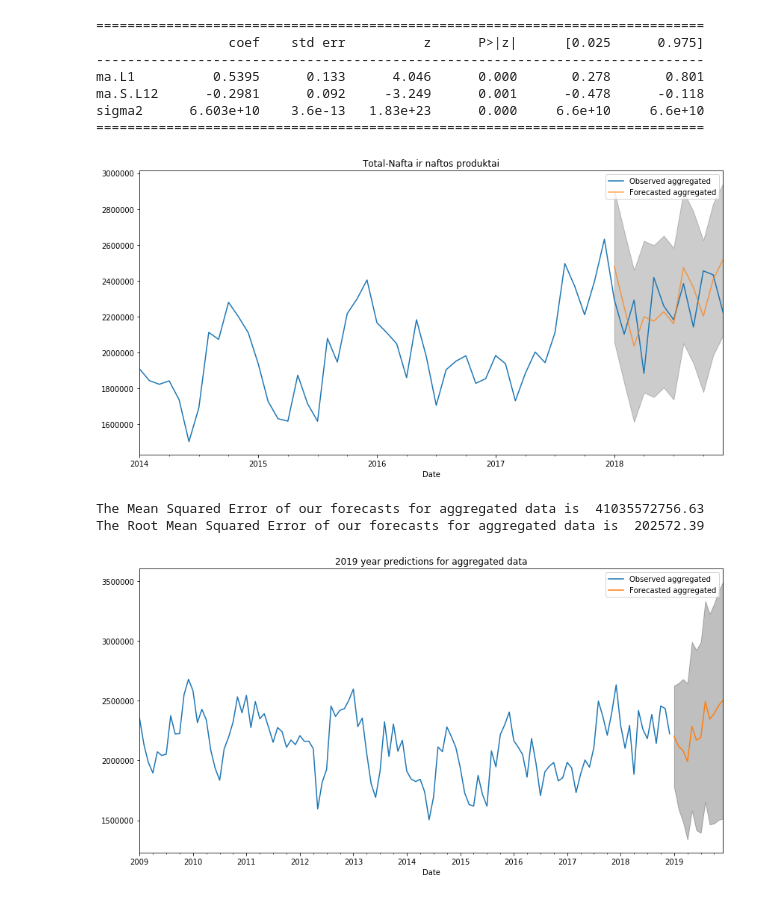
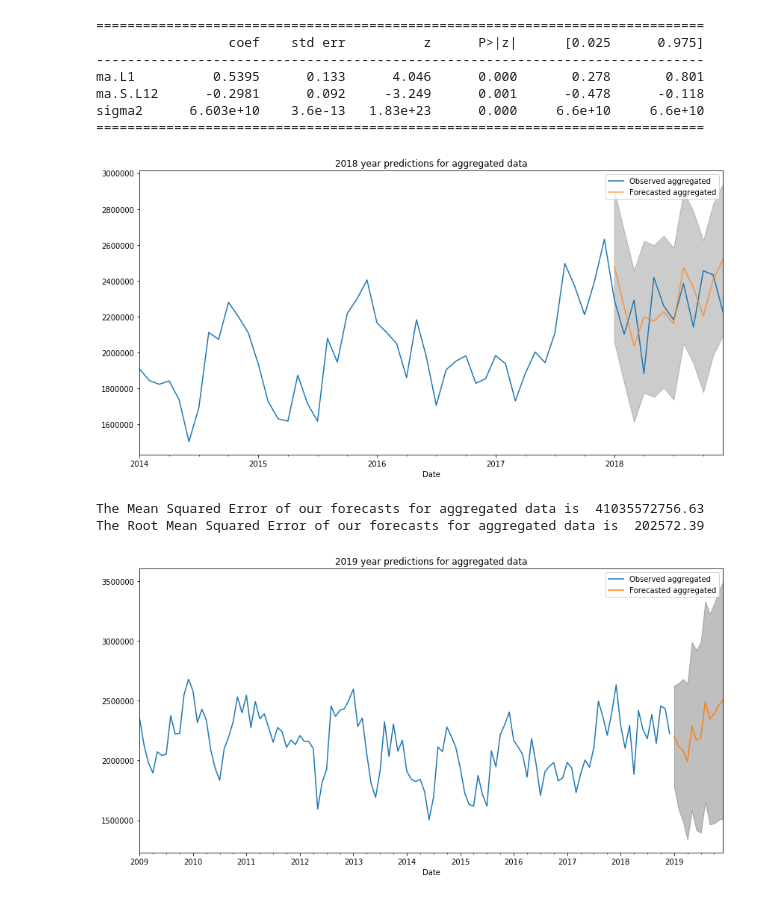
Before and after one commit to ramashka328/LG_time_series, a Jupyter notebook: LG_time_series.ipynb, the cells around one changed output. Saved outputs shown, nothing was run; the diff lists cells and outputs as text; code cells hidden in the pictures.

```diff
--- a/LG_time_series.ipynb
+++ b/LG_time_series.ipynb
@@ -513,21 +506,21 @@ sigma2      6.603e+10    3.6e-13   1.83e+23      0.000     6.6e+10     6.6e+10
 # %%
 pred = results.get_prediction(start=pd.to_datetime('2018-01-01'), dynamic=False)
 pred_ci = pred.conf_int()
 ax = sum_of_all['2014':].plot(label='Observed aggregated')
 pred.predicted_mean.plot(ax=ax, label='Forecasted aggregated', alpha=.7, figsize=(14, 7))
 ax.fill_between(pred_ci.index, pred_ci.iloc[:, 0], pred_ci.iloc[:, 1], color='k', alpha=.2)
 ax.set_xlabel('Date')
 plt.legend()
-plt.title(j)
+plt.title('2018 year predictions for aggregated data')
 plt.show()
 
 y_forecasted = pred.predicted_mean
 y_truth = sum_of_all['2018-01-01':]
 mse = ((y_forecasted - y_truth) ** 2).mean()
 print('The Mean Squared Error of our forecasts for aggregated data is ',(round(mse, 2)))
 print('The Root Mean Squared Error of our forecasts for aggregated data is ',(round(np.sqrt(mse), 2)))
 # %% [output]
-[figure, old version]
+[figure, new version]
 The Mean Squared Error of our forecasts for aggregated data is  41035572756.63
 The Root Mean Squared Error of our forecasts for aggregated data is  202572.39
 # %%
```
Also changed, not shown: parts of 5 cells of this notebook.
